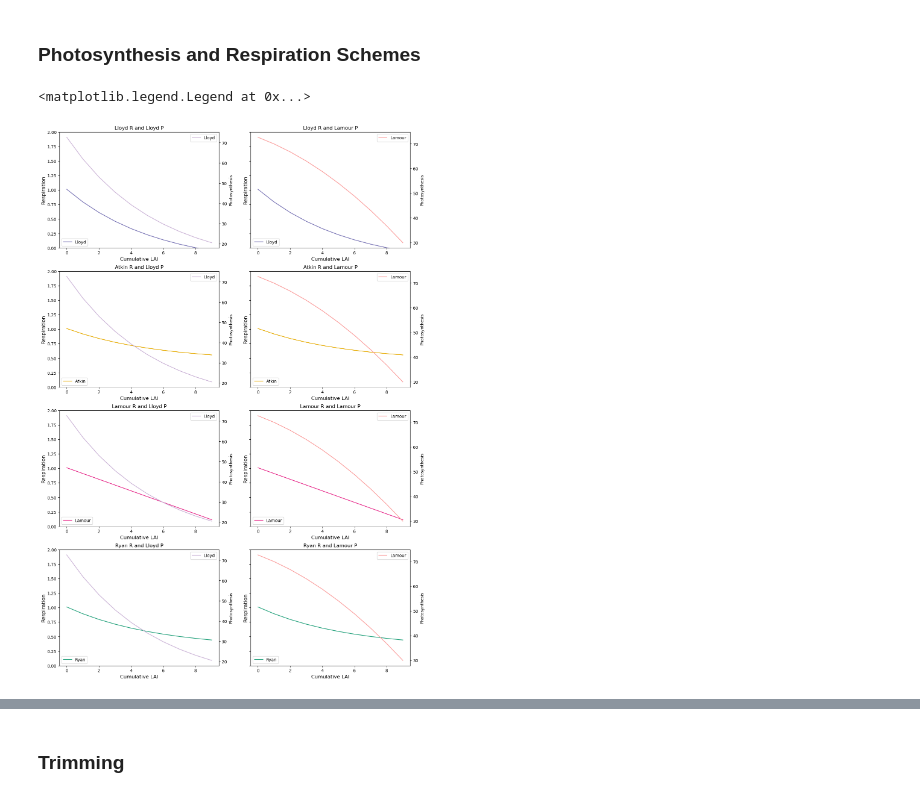
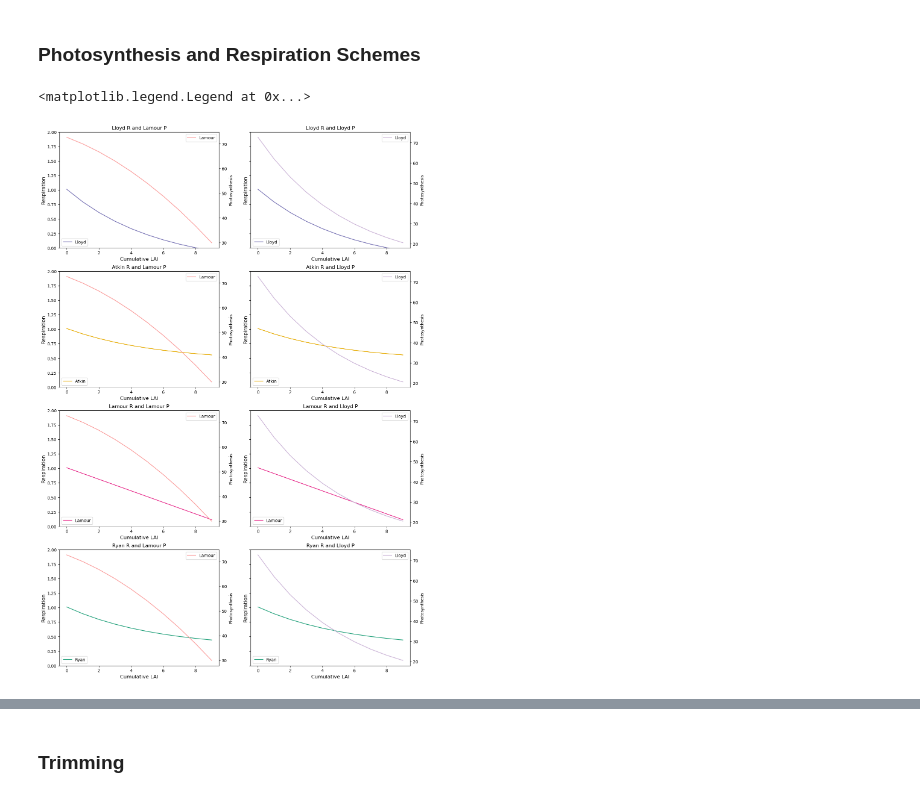
Before and after one commit to dey3434/suli_internship, a Jupyter notebook: SULI Project - Benchmarking and Testing.ipynb, the cells around one changed output, grey strips where cells are left out. Cells and saved outputs as stored; diff of their text form; code cells hidden in the pictures.

```diff
--- a/SULI Project - Benchmarking and Testing.ipynb
+++ b/SULI Project - Benchmarking and Testing.ipynb
@@ -410,23 +410,23 @@ f1ax7.plot(cumulative_lai, lmr_ryan, color=colormap2[0], label='Ryan')
 
 #photosynthesis curves
 f1ax0a = f1ax0.twinx()
-f1ax0a.plot(cumulative_lai, vcmax_lloyd, color=colormap[6], label='Lloyd')
+f1ax0a.plot(cumulative_lai, vcmax_lamour, color=colormap[3], label='Lamour')
 f1ax1a = f1ax1.twinx()
-f1ax1a.plot(cumulative_lai, vcmax_lamour, color=colormap[3], label='Lamour')
+f1ax1a.plot(cumulative_lai, vcmax_lloyd, color=colormap[6], label='Lloyd')
 f1ax2a = f1ax2.twinx()
-f1ax2a.plot(cumulative_lai, vcmax_lloyd, color=colormap[6], label='Lloyd')
+f1ax2a.plot(cumulative_lai, vcmax_lamour, color=colormap[3], label='Lamour')
 f1ax3a = f1ax3.twinx()
-f1ax3a.plot(cumulative_lai, vcmax_lamour, color=colormap[3], label='Lamour')
+f1ax3a.plot(cumulative_lai, vcmax_lloyd, color=colormap[6], label='Lloyd')
 f1ax4a = f1ax4.twinx()
-f1ax4a.plot(cumulative_lai, vcmax_lloyd, color=colormap[6], label='Lloyd')
+f1ax4a.plot(cumulative_lai, vcmax_lamour, color=colormap[3], label='Lamour')
 f1ax5a = f1ax5.twinx()
-f1ax5a.plot(cumulative_lai, vcmax_lamour, color=colormap[3], label='Lamour')
+f1ax5a.plot(cumulative_lai, vcmax_lloyd, color=colormap[6], label='Lloyd')
 f1ax6a = f1ax6.twinx()
-f1ax6a.plot(cumulative_lai, vcmax_lloyd, color=colormap[6], label='Lloyd')
+f1ax6a.plot(cumulative_lai, vcmax_lamour, color=colormap[3], label='Lamour')
 f1ax7a = f1ax7.twinx()
-f1ax7a.plot(cumulative_lai, vcmax_lamour, color=colormap[3], label='Lamour')
+f1ax7a.plot(cumulative_lai, vcmax_lloyd, color=colormap[6], label='Lloyd')
 
-f1ax0.set_title(r'Lloyd R and Lloyd P', fontsize=12)
+f1ax0.set_title(r'Lloyd R and Lamour P', fontsize=12)
 f1ax0.set_ylabel(r'Respiration', fontsize=12)
 f1ax0.set_ylim(0, 2)
 f1ax0a.set_ylabel(r'Photosynthesis')
@@ -434,61 +434,61 @@ f1ax0.set_xlabel(r'Cumulative LAI', fontsize=12)
 f1ax0a.legend(loc="upper right")
 f1ax0.legend(loc='lower left')
 
-f1ax1.set_title(r'Lloyd R and Lamour P', fontsize=12)
+f1ax1.set_title(r'Lloyd R and Lloyd P', fontsize=12)
 f1ax1.set_ylabel(r'Respiration', fontsize=12)
 f1ax1.set_ylim(0, 2)
 f1ax1a.set_ylabel(r'Photosynthesis')
 f1ax1.set_xlabel(r'Cumulative LAI', fontsize=12)
 f1ax1a.legend(loc="upper right")
 f1ax1.legend(loc='lower left')
 
-f1ax2.set_title(r'Atkin R and Lloyd P', fontsize=12)
+f1ax3.set_title(r'Atkin R and Lloyd P', fontsize=12)
+f1ax3.set_ylabel(r'Respiration', fontsize=12)
+f1ax3.set_ylim(0, 2)
+f1ax3a.set_ylabel(r'Photosynthesis')
+f1ax3.set_xlabel(r'Cumulative LAI', fontsize=12)
+f1ax3a.legend(loc="upper right")
+f1ax3.legend(loc='lower left')
+
+f1ax2.set_title(r'Atkin R and Lamour P', fontsize=12)
 f1ax2.set_ylabel(r'Respiration', fontsize=12)
 f1ax2.set_ylim(0, 2)
 f1ax2a.set_ylabel(r'Photosynthesis')
 f1ax2.set_xlabel(r'Cumulative LAI', fontsize=12)
 f1ax2a.legend(loc="upper right")
 f1ax2.legend(loc='lower left')
 
-f1ax3.set_title(r'Atkin R and Lamour P', fontsize=12)
-f1ax3.set_ylabel(r'Respiration', fontsize=12)
-f1ax3.set_ylim(0, 2)
-f1ax3a.set_ylabel(r'Photosynthesis')
-f1ax3.set_xlabel(r'Cumulative LAI', fontsize=12)
-f1ax3a.legend(loc="upper right")
-f1ax3.legend(loc='lower left')
+f1ax5.set_title(r'Lamour R and Lloyd P', fontsize=12)
+f1ax5.set_ylabel(r'Respiration', fontsize=12)
+f1ax5.set_ylim(0, 2)
+f1ax5a.set_ylabel(r'Photosynthesis')
+f1ax5.set_xlabel(r'Cumulative LAI', fontsize=12)
+f1ax5a.legend(loc="upper right")
+f1ax5.legend(loc='lower left')
 
-f1ax4.set_title(r'Lamour R and Lloyd P', fontsize=12)
+f1ax4.set_title(r'Lamour R and Lamour P', fontsize=12)
 f1ax4.set_ylabel(r'Respiration', fontsize=12)
 f1ax4.set_ylim(0, 2)
 f1ax4a.set_ylabel(r'Photosynthesis')
 f1ax4.set_xlabel(r'Cumulative LAI', fontsize=12)
 f1ax4a.legend(loc="upper right")
 f1ax4.legend(loc='lower left')
 
-f1ax5.set_title(r'Lamour R and Lamour P', fontsize=12)
-f1ax5.set_ylabel(r'Respiration', fontsize=12)
-f1ax5.set_ylim(0, 2)
-f1ax5a.set_ylabel(r'Photosynthesis')
-f1ax5.set_xlabel(r'Cumulative LAI', fontsize=12)
-f1ax5a.legend(loc="upper right")
-f1ax5.legend(loc='lower left')
+f1ax7.set_title(r'Ryan R and Lloyd P', fontsize=12)
+f1ax7.set_ylabel(r'Respiration', fontsize=12)
+f1ax7.set_ylim(0, 2)
+f1ax7a.set_ylabel(r'Photosynthesis')
+f1ax7.set_xlabel(r'Cumulative LAI', fontsize=12)
+f1ax7a.legend(loc="upper right")
+f1ax7.legend(loc='lower left')
 
-f1ax6.set_title(r'Ryan R and Lloyd P', fontsize=12)
+f1ax6.set_title(r'Ryan R and Lamour P', fontsize=12)
 f1ax6.set_ylabel(r'Respiration', fontsize=12)
 f1ax6.set_ylim(0, 2)
 f1ax6a.set_ylabel(r'Photosynthesis')
 f1ax6.set_xlabel(r'Cumulative LAI', fontsize=12)
 f1ax6a.legend(loc="upper right")
 f1ax6.legend(loc='lower left')
-
-f1ax7.set_title(r'Ryan R and Lamour P', fontsize=12)
-f1ax7.set_ylabel(r'Respiration', fontsize=12)
-f1ax7.set_ylim(0, 2)
-f1ax7a.set_ylabel(r'Photosynthesis')
-f1ax7.set_xlabel(r'Cumulative LAI', fontsize=12)
-f1ax7a.legend(loc="upper right")
-f1ax7.legend(loc='lower left')
 # %% [output]
 <matplotlib.legend.Legend at 0x...>
-[figure, old version]
+[figure, new version]
```
Also changed, not shown: parts of 16 cells of this notebook.
